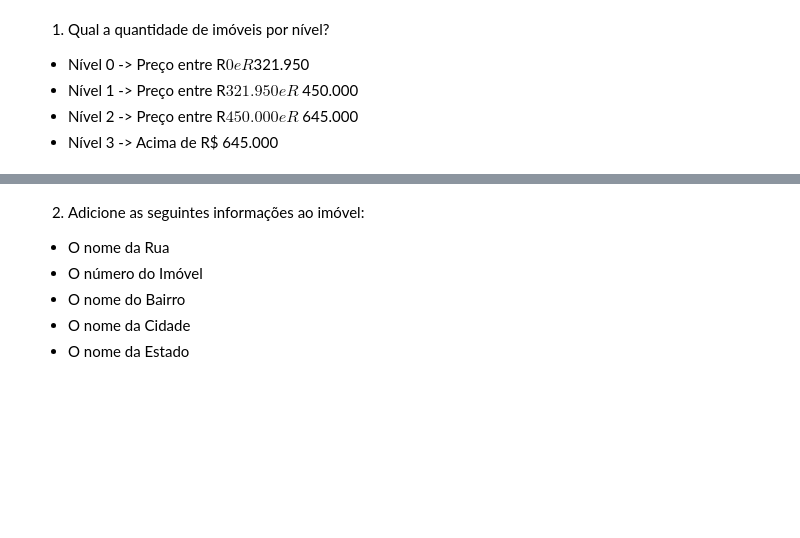
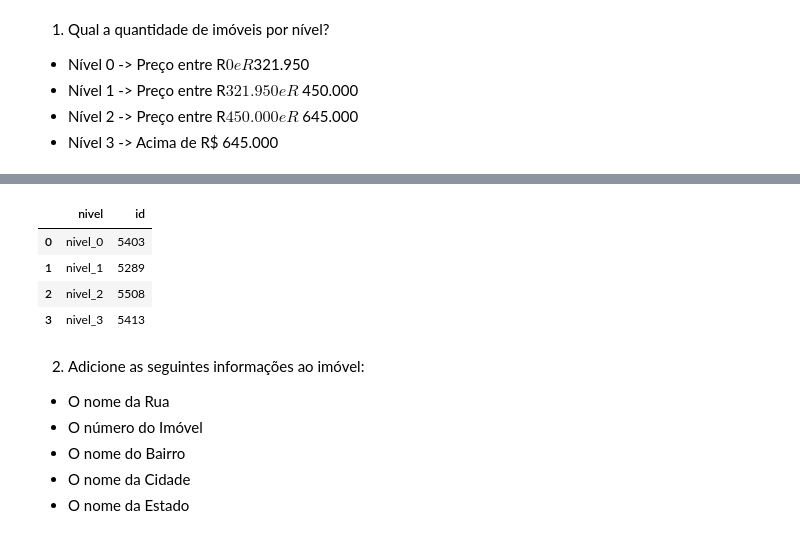
Before and after one commit to JoseWRPereira/jupyter-lab, a Jupyter notebook: Meigarom-DoZeroAoDS/houserocket-40.ipynb, the cells around one changed output, grey strips where cells are left out. Saved outputs shown, nothing was run; the diff lists cells and outputs as text; code cells hidden in the pictures; blank space fills up the shorter version.

```diff
--- a/Meigarom-DoZeroAoDS/houserocket-40.ipynb
+++ b/Meigarom-DoZeroAoDS/houserocket-40.ipynb
@@ -78,3 +95,17 @@
+# %%
+dados['nivel'] = 'NA'
+dados.loc[(dados['price'] >= 0) & (dados['price']<321950),'nivel'] = 'nivel_0'
+dados.loc[(dados['price'] >= 321950) & (dados['price']<450000),'nivel'] = 'nivel_1'
+dados.loc[(dados['price'] >= 450000) & (dados['price']<645000),'nivel'] = 'nivel_2'
+dados.loc[dados['price'] >= 645000,'nivel'] = 'nivel_3'
+bynivel = dados[['id','nivel']].groupby('nivel').count().reset_index()
+bynivel
+# %% [output]
+|  | nivel | id |
+| 0 | nivel_0 | 5403 |
+| 1 | nivel_1 | 5289 |
+| 2 | nivel_2 | 5508 |
+| 3 | nivel_3 | 5413 |
 # %% [markdown]
 2. Adicione as seguintes informações ao imóvel:
 - O nome da Rua
```
Also changed, not shown: parts of 10 cells of this notebook.
